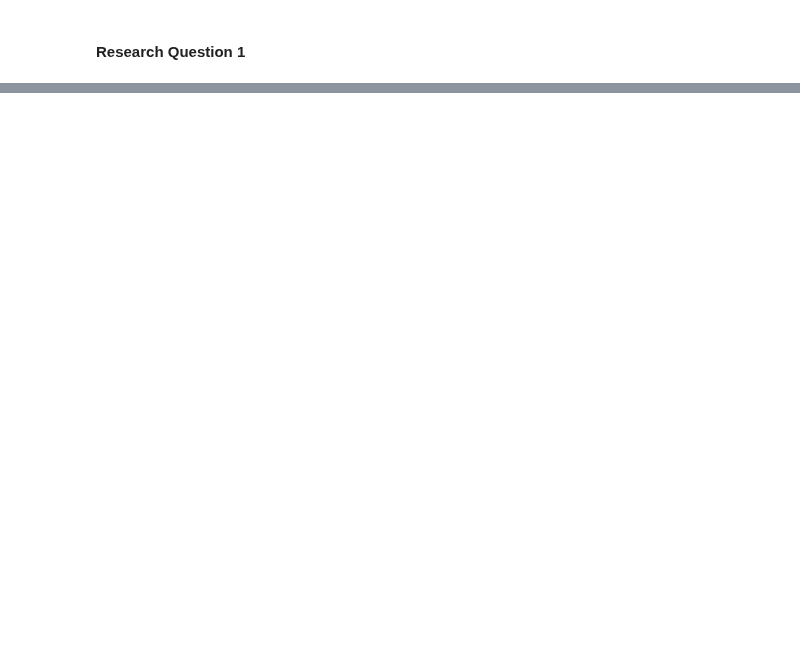
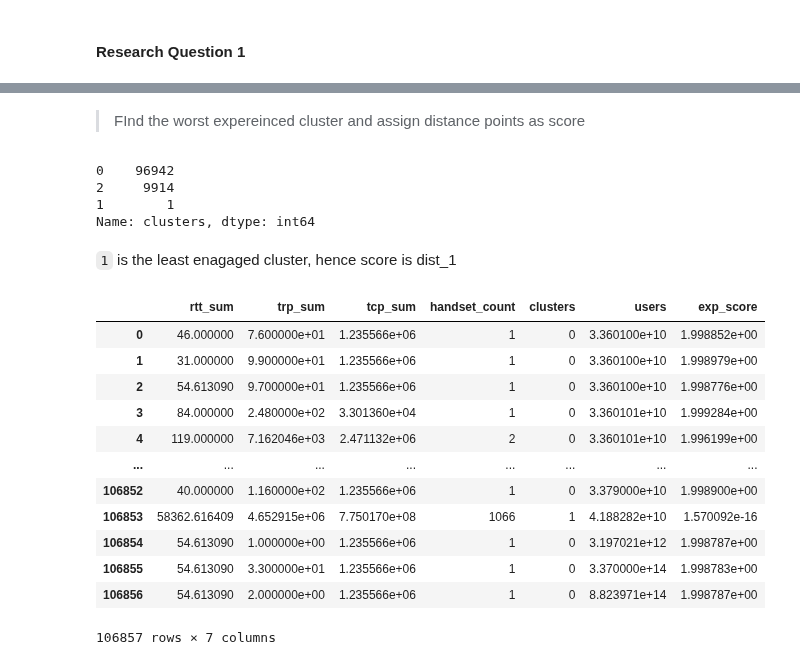
Before and after one commit to Patrick5455/tellco_user_analytics, a Jupyter notebook: analyis/user_satisfaction.ipynb, the cells around one changed output, grey strips where cells are left out. Saved outputs shown, nothing was run; the diff lists cells and outputs as text; code cells hidden in the pictures; blank space fills up the shorter version.

```diff
--- a/analyis/user_satisfaction.ipynb
+++ b/analyis/user_satisfaction.ipynb
@@ -188,0 +322,31 @@ dtype: bool
+# %% [markdown]
+> FInd the worst expereinced cluster and assign distance points as score
+# %%
+exp_dist.clusters.value_counts()
+# %% [output]
+0    96942
+2     9914
+1        1
+Name: clusters, dtype: int64
+# %% [markdown]
+`1` is the least enagaged cluster, hence score is dist_1
+# %%
+exp_dist['exp_score'] = exp_dist.dist_1
+# %%
+exp_dist.drop(columns=['dist_0','dist_1','dist_2'], inplace=True)
+# %%
+exp_dist
+# %% [output]
+|  | rtt_sum | trp_sum | tcp_sum | handset_count | clusters | users | exp_score |
+| 0 | 46.000000 | 7.600000e+01 | 1.235566e+06 | 1 | 0 | 3.360100e+10 | 1.998852e+00 |
+| 1 | 31.000000 | 9.900000e+01 | 1.235566e+06 | 1 | 0 | 3.360100e+10 | 1.998979e+00 |
+| 2 | 54.613090 | 9.700000e+01 | 1.235566e+06 | 1 | 0 | 3.360100e+10 | 1.998776e+00 |
+| 3 | 84.000000 | 2.480000e+02 | 3.301360e+04 | 1 | 0 | 3.360101e+10 | 1.999284e+00 |
+| 4 | 119.000000 | 7.162046e+03 | 2.471132e+06 | 2 | 0 | 3.360101e+10 | 1.996199e+00 |
+| ... | ... | ... | ... | ... | ... | ... | ... |
+| 106852 | 40.000000 | 1.160000e+02 | 1.235566e+06 | 1 | 0 | 3.379000e+10 | 1.998900e+00 |
+| 106853 | 58362.616409 | 4.652915e+06 | 7.750170e+08 | 1066 | 1 | 4.188282e+10 | 1.570092e-16 |
+| 106854 | 54.613090 | 1.000000e+00 | 1.235566e+06 | 1 | 0 | 3.197021e+12 | 1.998787e+00 |
+| 106855 | 54.613090 | 3.300000e+01 | 1.235566e+06 | 1 | 0 | 3.370000e+14 | 1.998783e+00 |
+| 106856 | 54.613090 | 2.000000e+00 | 1.235566e+06 | 1 | 0 | 8.823971e+14 | 1.998787e+00 |
+106857 rows × 7 columns
```
Also changed, not shown: parts of 27 cells of this notebook, 11 other files.
